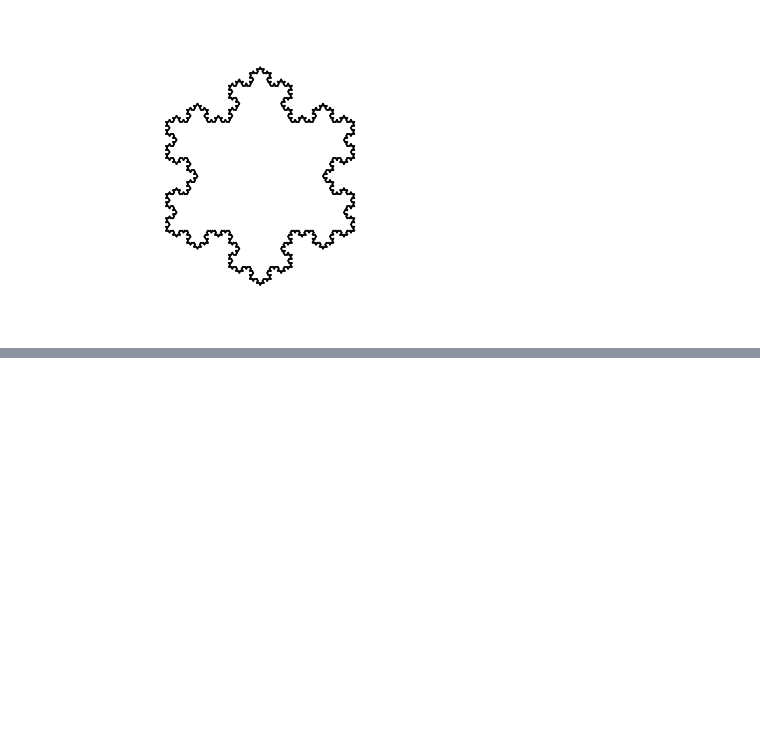
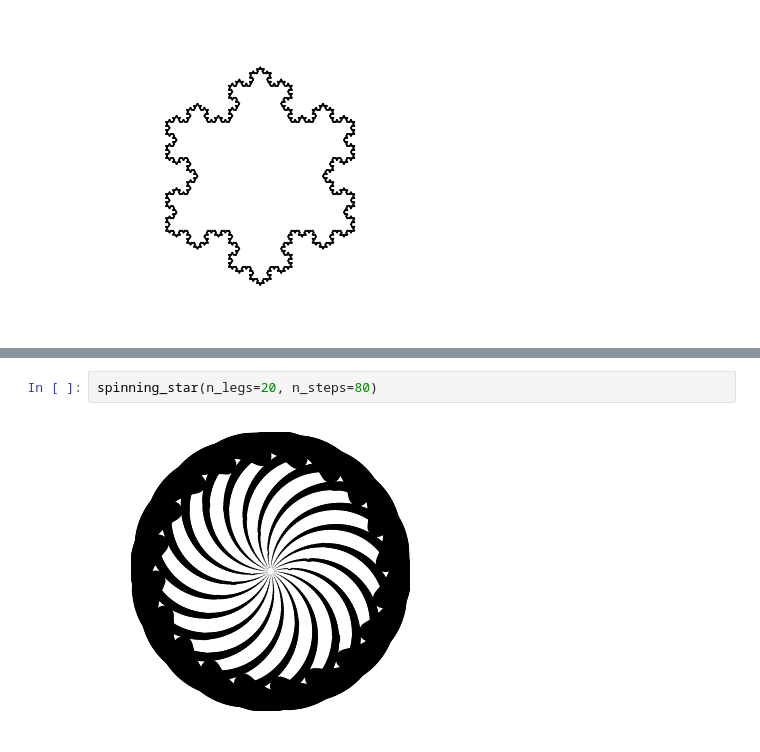
Before and after one commit to effa/iv122, a Jupyter notebook: 03-vector-graphics.ipynb, the cells around one changed output, grey strips where cells are left out. Cells and saved outputs as stored; diff of their text form; blank space fills up the shorter version.

```diff
--- a/03-vector-graphics.ipynb
+++ b/03-vector-graphics.ipynb
@@ -254,0 +300,4 @@ TODO
+# %%
+spinning_star(n_legs=20, n_steps=80)
+# %% [output]
+[figure, added]
```
Also changed, not shown: parts of 10 cells of this notebook, 1 other file.
